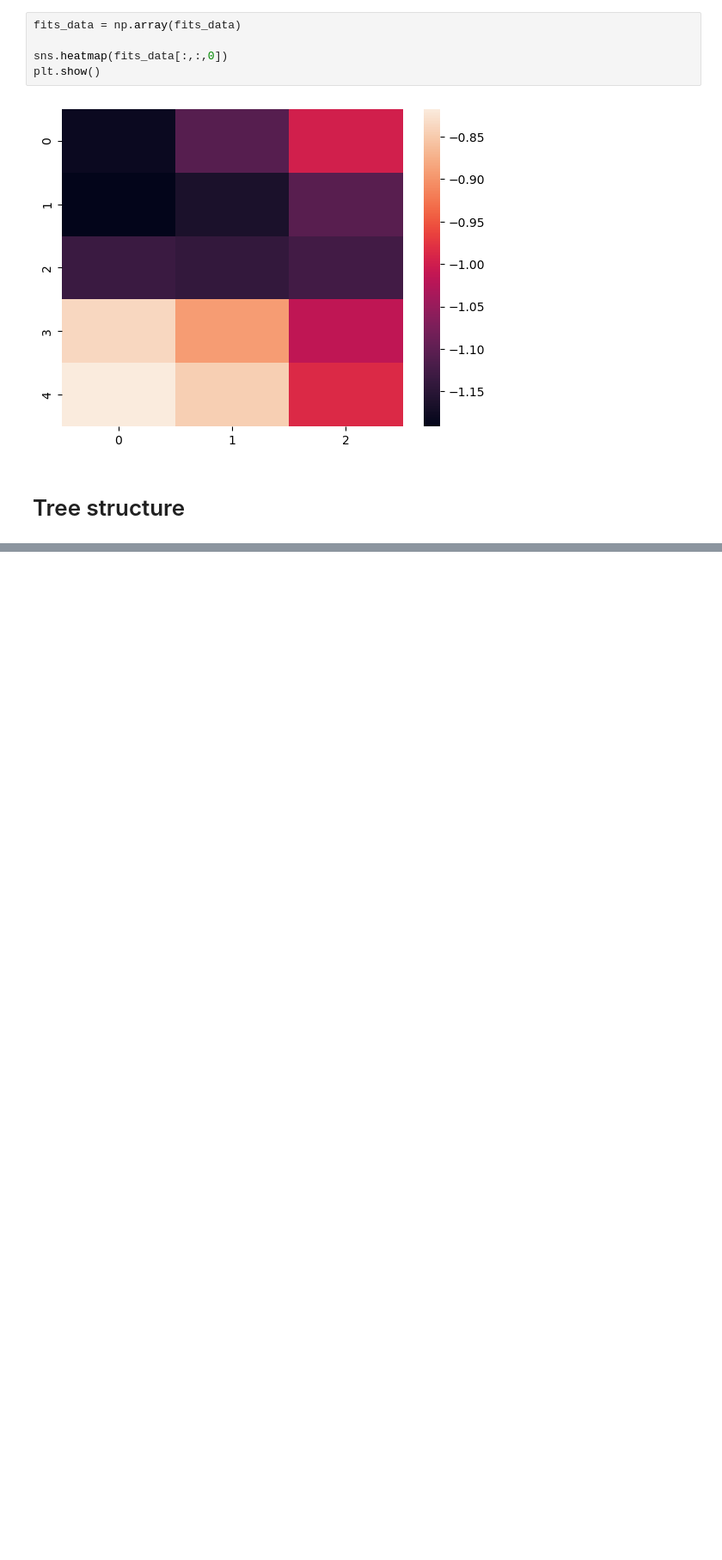
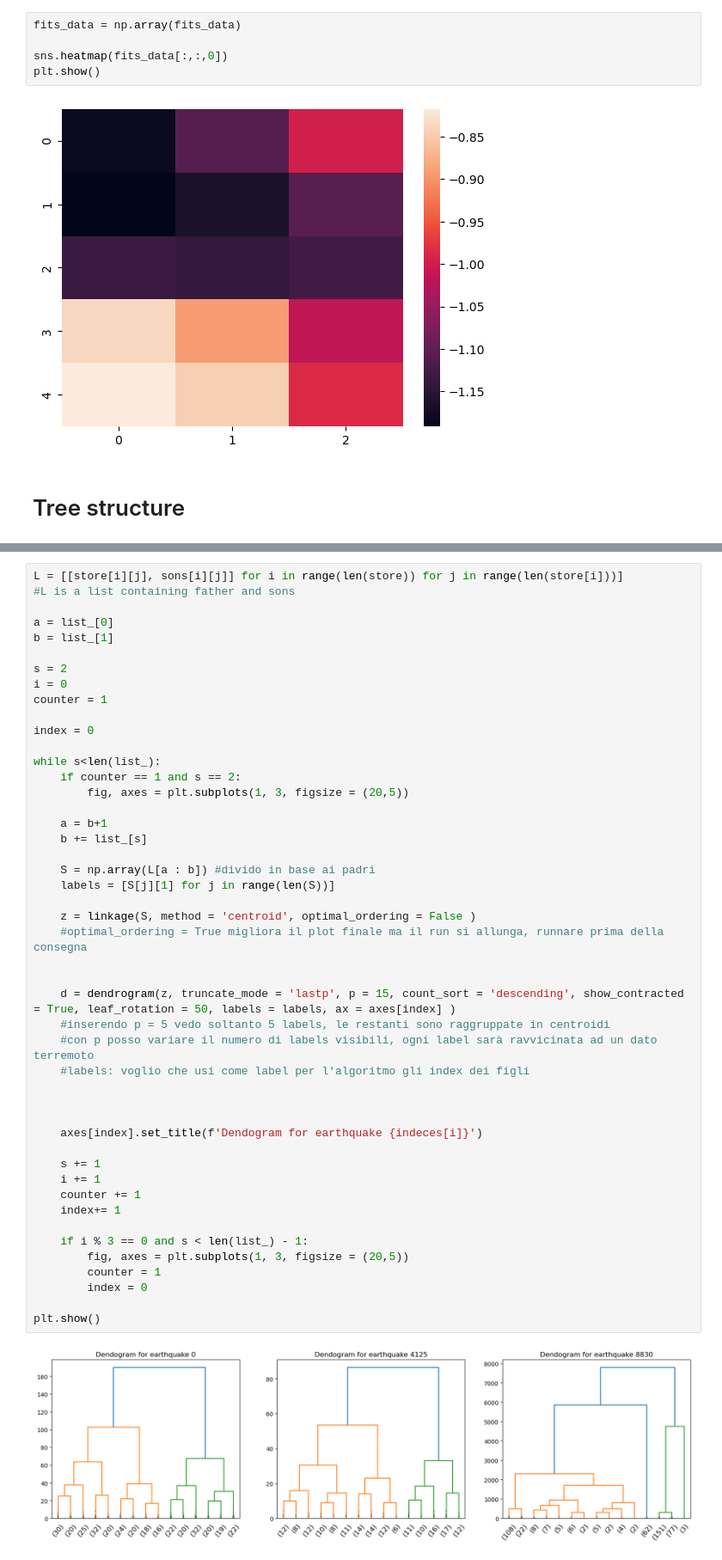
Before and after one commit to EmanueleCoradin/CaliforniaEarthquakesAnalysis, a Jupyter notebook: Mappazzone.ipynb, the cells around one changed output, grey strips where cells are left out. Shown at 86% size. Saved outputs shown, nothing was run; the diff lists cells and outputs as text; blank space fills up the shorter version.

```diff
--- a/Mappazzone.ipynb
+++ b/Mappazzone.ipynb
@@ -1017,0 +1123,49 @@ tree.show()
+# %%
+L = [[store[i][j], sons[i][j]] for i in range(len(store)) for j in range(len(store[i]))]
+#L is a list containing father and sons
+
+a = list_[0]
+b = list_[1]
+
+s = 2
+i = 0
+counter = 1
+
+index = 0
+
+while s<len(list_):
+    if counter == 1 and s == 2:
+        fig, axes = plt.subplots(1, 3, figsize = (20,5))
+
+    a = b+1
+    b += list_[s]
+
+    S = np.array(L[a : b]) #divido in base ai padri
+    labels = [S[j][1] for j in range(len(S))]
+
+    z = linkage(S, method = 'centroid', optimal_ordering = False )
+    #optimal_ordering = True migliora il plot finale ma il run si allunga, runnare prima della consegna
+
+
+    d = dendrogram(z, truncate_mode = 'lastp', p = 15, count_sort = 'descending', show_contracted = True, leaf_rotation = 50, labels = labels, ax = axes[index] )
+    #inserendo p = 5 vedo soltanto 5 labels, le restanti sono raggruppate in centroidi
+    #con p posso variare il numero di labels visibili, ogni label sarà ravvicinata ad un dato terremoto
+    #labels: voglio che usi come label per l'algoritmo gli index dei figli
+
+
+
+    axes[index].set_title(f'Dendogram for earthquake {indeces[i]}')
+
+    s += 1
+    i += 1
+    counter += 1
+    index+= 1
+
+    if i % 3 == 0 and s < len(list_) - 1:
+        fig, axes = plt.subplots(1, 3, figsize = (20,5))
+        counter = 1
+        index = 0
+
+plt.show()
+# %% [output]
+[figure, added]
```
Also changed, not shown: parts of 8 cells of this notebook.
